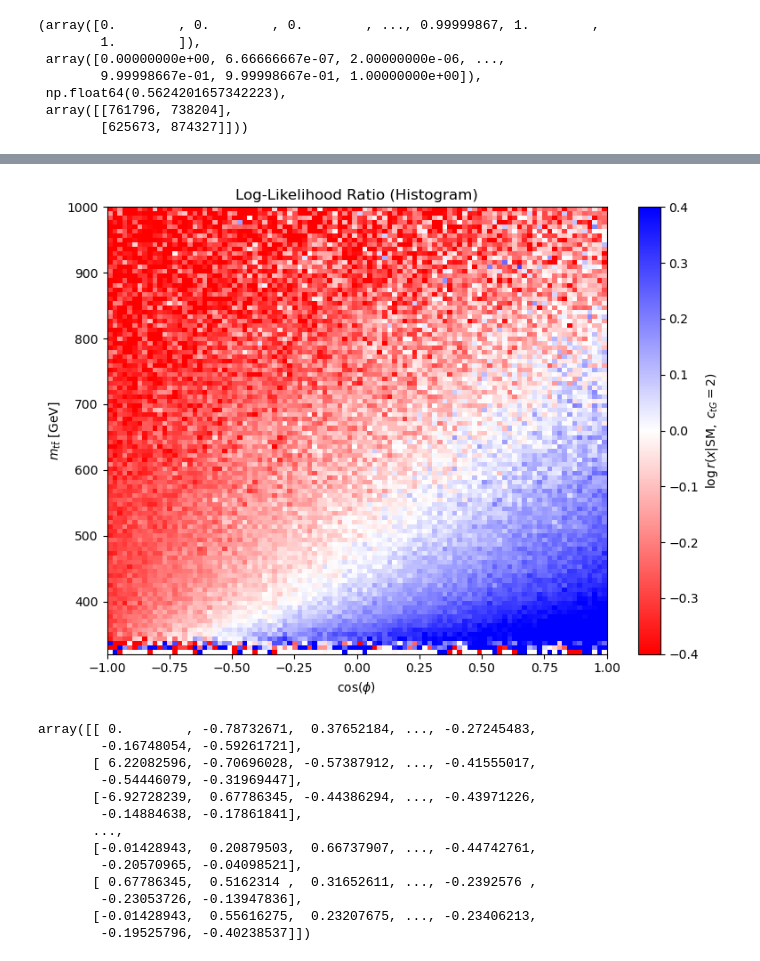
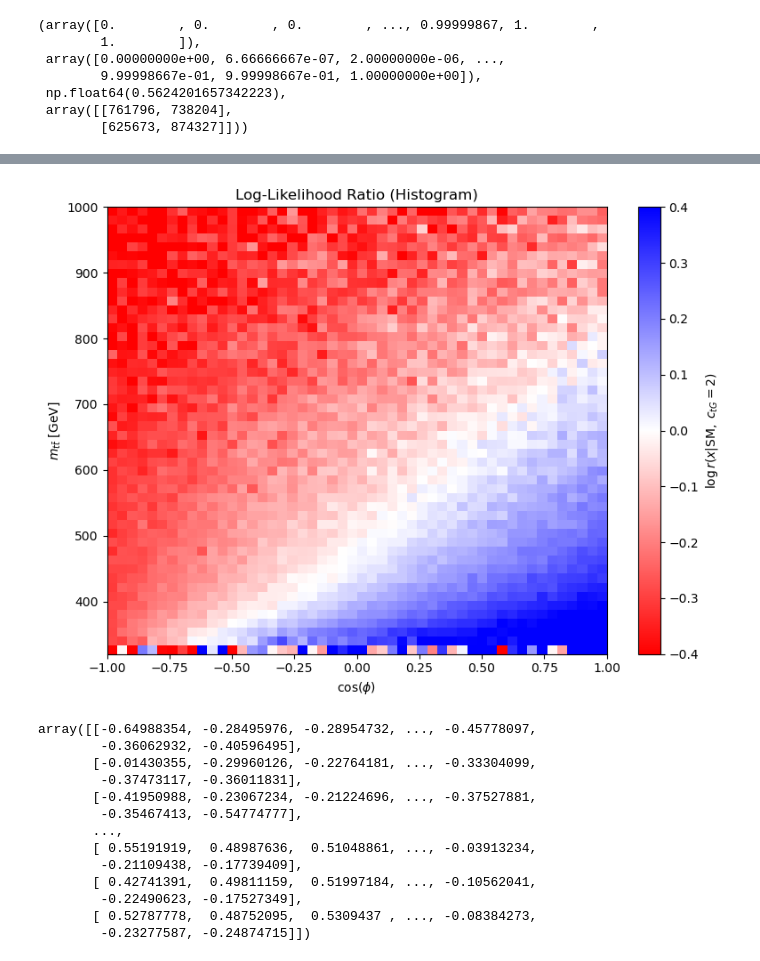
Before and after one commit to SantoshBh137/Purdue_Analysis_EFT, a Jupyter notebook: EFT_ML/ML_EFT_SM.ipynb, the cells around one changed output, grey strips where cells are left out. Cells and saved outputs as stored; diff of their text form; code cells hidden in the pictures.

```diff
--- a/EFT_ML/ML_EFT_SM.ipynb
+++ b/EFT_ML/ML_EFT_SM.ipynb
@@ -210,24 +210,24 @@ prametric_classifier.plot_llr_2d(model, scaler, myvars, "gen_ll_cHel", "gen_ttba
 # %%
 prametric_classifier.compute_histogram_llr(
     x_obs=df_combined["gen_ll_cHel"],
     y_obs=df_combined["gen_ttbar_mass"],
     label_obs=df_combined["isSignal"],
     x_range=(-1, 1),
     y_range=(320, 1000),
-    bins=100
+    bins=50
 )
 # %% [output]
-[figure, old version]
+[figure, new version]
-array([[ 0.        , -0.78732671,  0.37652184, ..., -0.27245483,
-        -0.16748054, -0.59261721],
-       [ 6.22082596, -0.70696028, -0.57387912, ..., -0.41555017,
-        -0.54446079, -0.31969447],
-       [-6.92728239,  0.67786345, -0.44386294, ..., -0.43971226,
-        -0.14884638, -0.17861841],
+array([[-0.64988354, -0.28495976, -0.28954732, ..., -0.45778097,
+        -0.36062932, -0.40596495],
+       [-0.01430355, -0.29960126, -0.22764181, ..., -0.33304099,
+        -0.37473117, -0.36011831],
+       [-0.41950988, -0.23067234, -0.21224696, ..., -0.37527881,
+        -0.35467413, -0.54774777],
        ...,
-       [-0.01428943,  0.20879503,  0.66737907, ..., -0.44742761,
-        -0.20570965, -0.04098521],
-       [ 0.67786345,  0.5162314 ,  0.31652611, ..., -0.2392576 ,
-        -0.23053726, -0.13947836],
-       [-0.01428943,  0.55616275,  0.23207675, ..., -0.23406213,
-        -0.19525796, -0.40238537]])
+       [ 0.55191919,  0.48987636,  0.51048861, ..., -0.03913234,
+        -0.21109438, -0.17739409],
+       [ 0.42741391,  0.49811159,  0.51997184, ..., -0.10562041,
+        -0.22490623, -0.17527349],
+       [ 0.52787778,  0.48752095,  0.5309437 , ..., -0.08384273,
+        -0.23277587, -0.24874715]])
```
Also changed, not shown: parts of 1 cell of this notebook.
